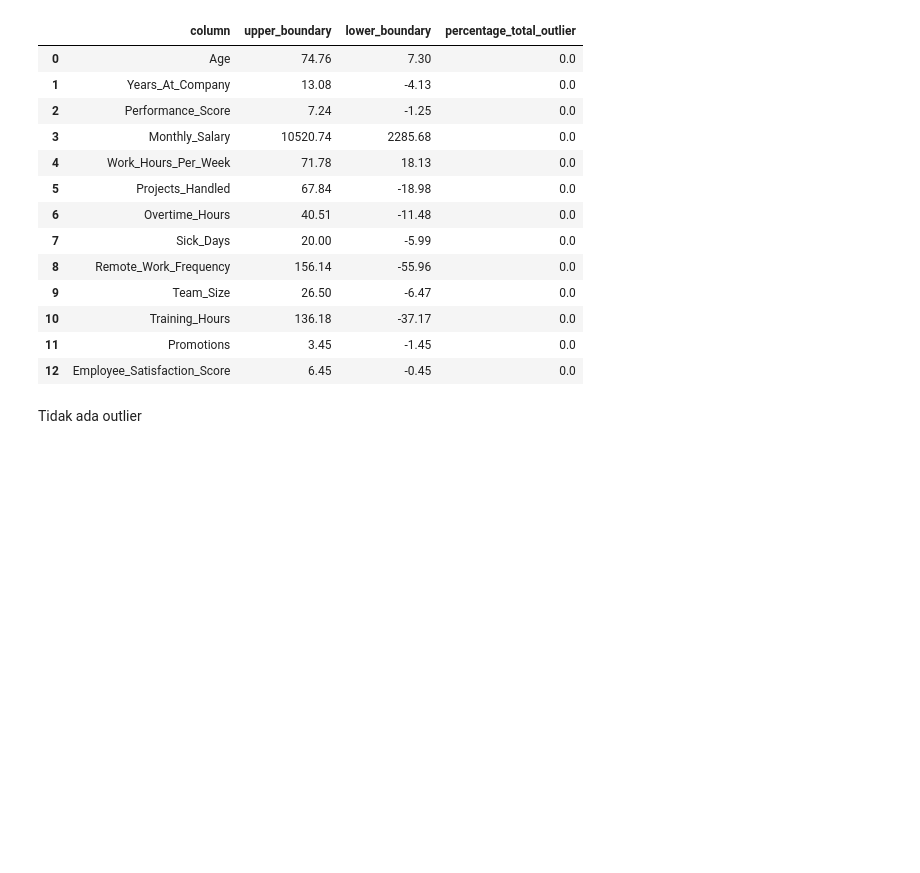
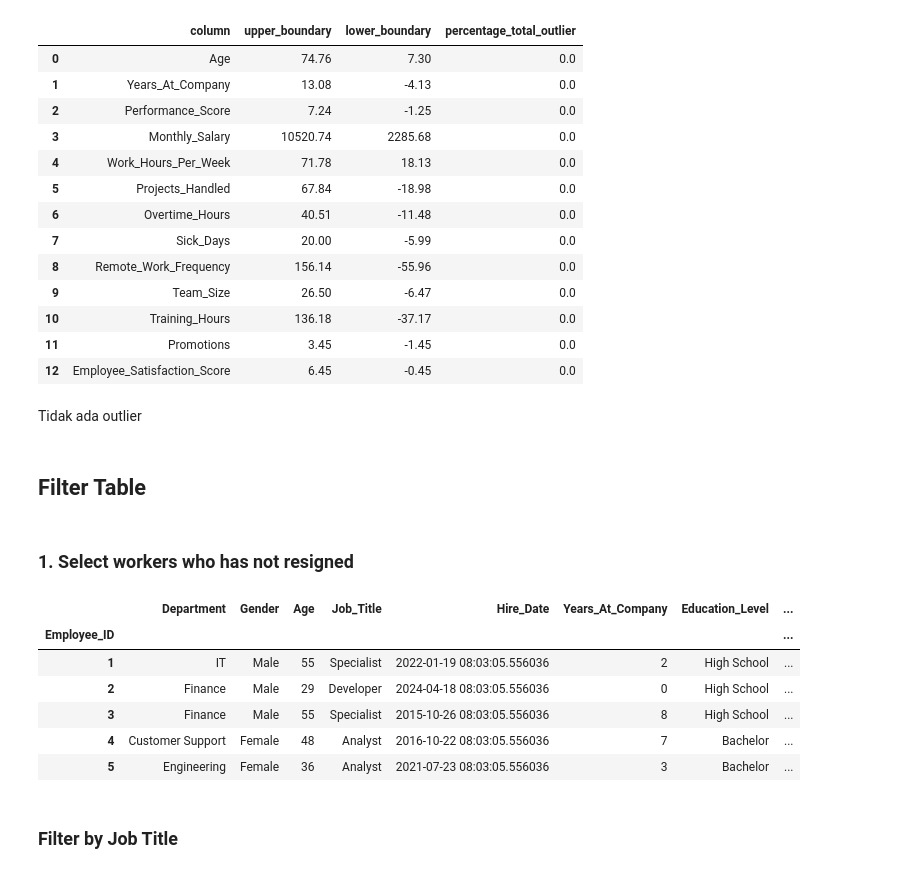
Before and after one commit to FTDS-assignment-bay/p2-final-project-ftds-023-hck-group-001, a Jupyter notebook: EDA_by_Bram.ipynb, the cells around one changed output. Drawn from its saved outputs; the diff is of its cells as text; code cells hidden in the pictures; blank space fills up the shorter version.

Commit message:
filtered data

```diff
--- a/EDA_by_Bram.ipynb
+++ b/EDA_by_Bram.ipynb
@@ -234,3 +234,20 @@ outliers
 | 12 | Employee_Satisfaction_Score | 6.45 | -0.45 | 0.0 |
 # %% [markdown]
 Tidak ada outlier
+# %% [markdown]
+## Filter Table
+# %% [markdown]
+### 1. Select workers who has not resigned
+# %%
+df = df[df['Resigned']==False]
+df = df.drop(columns='Resigned', axis=1)
+# %%
+df.head()
+# %% [output]
+|  | Department | Gender | Age | Job_Title | Hire_Date | Years_At_Company | Education_Level | ... |
+| Employee_ID |  |  |  |  |  |  |  | ... |
+| 1 | IT | Male | 55 | Specialist | 2022-01-19 08:03:05.556036 | 2 | High School | ... |
+| 2 | Finance | Male | 29 | Developer | 2024-04-18 08:03:05.556036 | 0 | High School | ... |
+| 3 | Finance | Male | 55 | Specialist | 2015-10-26 08:03:05.556036 | 8 | High School | ... |
+| 4 | Customer Support | Female | 48 | Analyst | 2016-10-22 08:03:05.556036 | 7 | Bachelor | ... |
+| 5 | Engineering | Female | 36 | Analyst | 2021-07-23 08:03:05.556036 | 3 | Bachelor | ... |
@@ -236,0 +256,2 @@ Tidak ada outlier
+# %% [markdown]
+### Filter by Job Title
```
Also changed, not shown: parts of 6 cells of this notebook, 1 other file.
